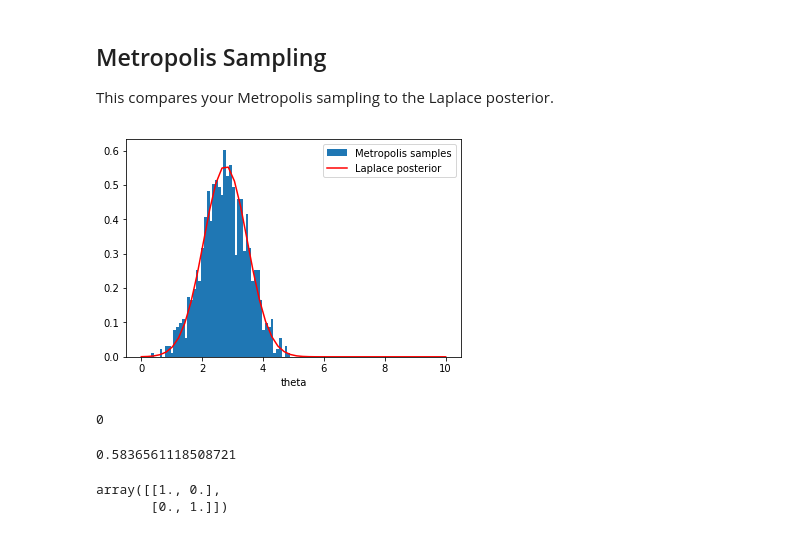
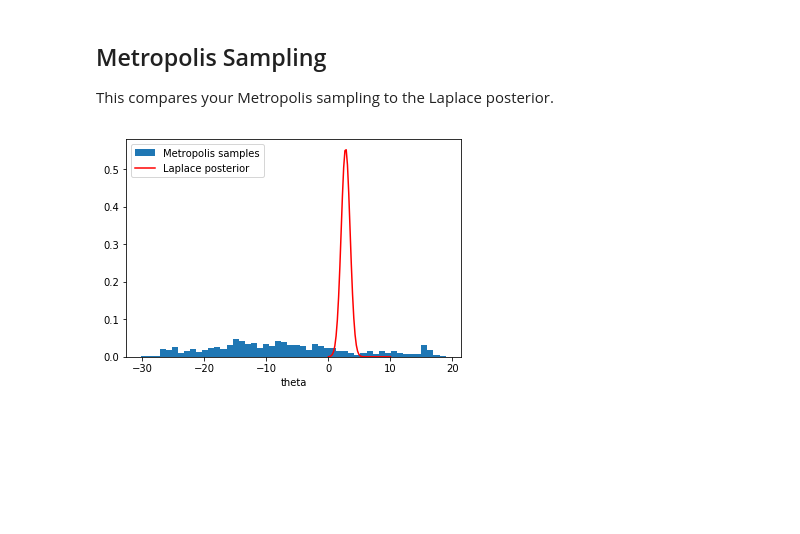
Before and after one commit to adrianlwn/Probabilistic-Inference-Works, a Jupyter notebook: logistic_regression_extra.ipynb, the cells around one changed output. Drawn from its saved outputs; the diff is of its cells as text; code cells hidden in the pictures; blank space fills up the shorter version.

```diff
--- a/logistic_regression_extra.ipynb
+++ b/logistic_regression_extra.ipynb
@@ -106,27 +106,14 @@ plt.show()
 ## Metropolis Sampling
 This compares your Metropolis sampling to the Laplace posterior.
 # %%
-nb_iter = 10000
+nb_iter = 1000
 samples = metropolis_hastings_sample(x, y, m, S, nb_iter)
 
 _,_,h1 = plt.hist(samples[:,1], bins=50, density=True)
 h2, = plt.plot(np.linspace(0,10),
          stats.multivariate_normal.pdf(np.linspace(0,10), theta_map[1], S_post[1,1]), 'r')
 plt.legend([h1[0], h2], ['Metropolis samples', 'Laplace posterior'])
 plt.xlabel('theta')
 plt.show()
 # %% [output]
-[figure, old version]
+[figure, new version]
-# %%
-x
-# %% [output]
-0
-# %%
-stats.uniform.rvs()
-# %% [output]
-0.5836561118508721
-# %%
-np.eye(D,D)
-# %% [output]
-array([[1., 0.],
-       [0., 1.]])
```
Also changed, not shown: 1 other file.
